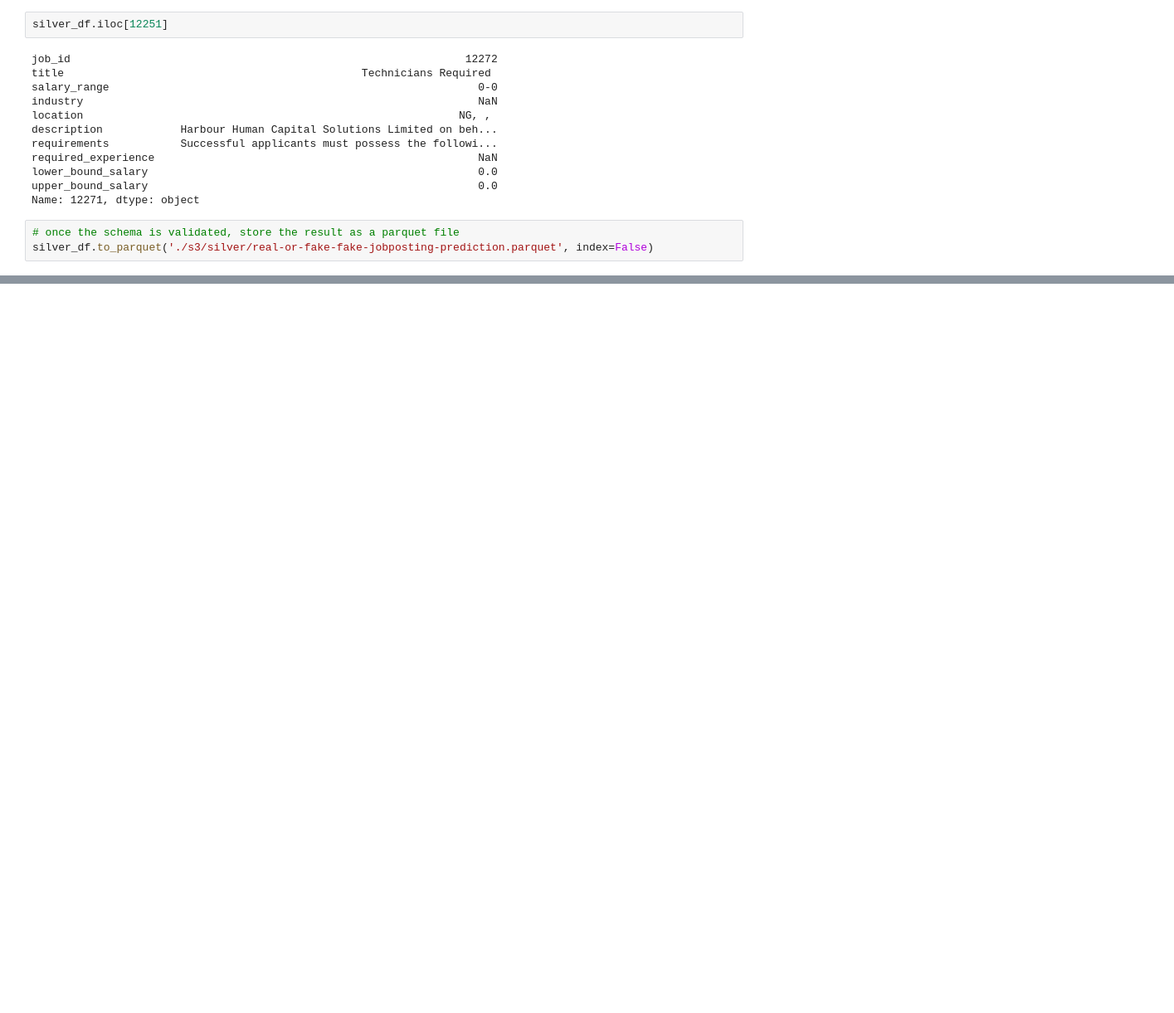
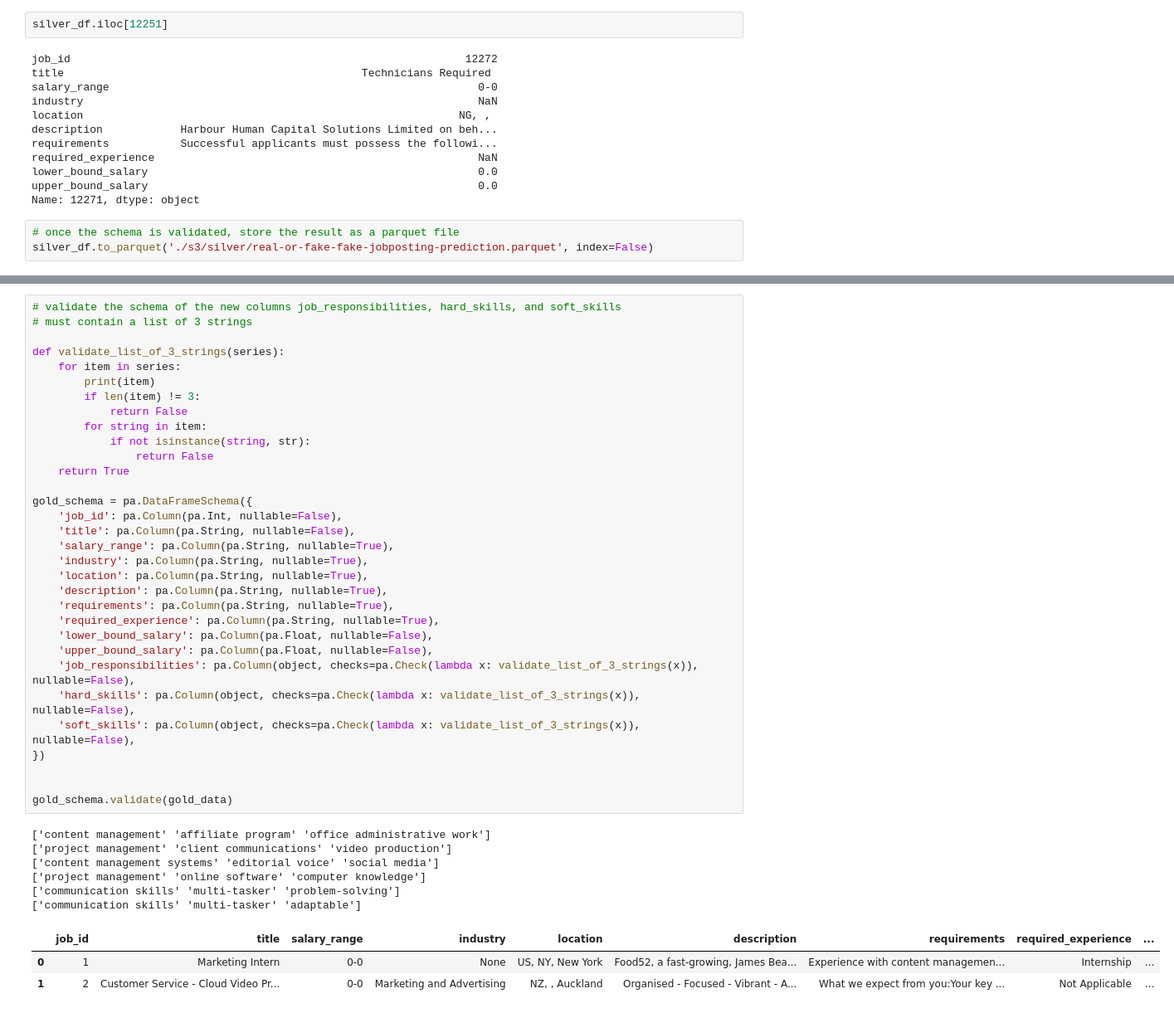
Before and after one commit to ricardogrande-masmovil/mde-cp-data-quality, a Jupyter notebook: playground.ipynb, the cells around one changed output, grey strips where cells are left out. Shown at 83% size. Drawn from its saved outputs; the diff is of its cells as text; blank space fills up the shorter version.

```diff
--- a/playground.ipynb
+++ b/playground.ipynb
@@ -137,0 +151,42 @@ silver_df.to_parquet('./s3/silver/real-or-fake-fake-jobposting-prediction.parque
+# %%
+# validate the schema of the new columns job_responsibilities, hard_skills, and soft_skills
+# must contain a list of 3 strings
+
+def validate_list_of_3_strings(series):
+    for item in series:
+        print(item)
+        if len(item) != 3:
+            return False
+        for string in item:
+            if not isinstance(string, str):
+                return False
+    return True
+
+gold_schema = pa.DataFrameSchema({
+    'job_id': pa.Column(pa.Int, nullable=False),
+    'title': pa.Column(pa.String, nullable=False),
+    'salary_range': pa.Column(pa.String, nullable=True),
+    'industry': pa.Column(pa.String, nullable=True),
+    'location': pa.Column(pa.String, nullable=True),
+    'description': pa.Column(pa.String, nullable=True),
+    'requirements': pa.Column(pa.String, nullable=True),
+    'required_experience': pa.Column(pa.String, nullable=True),
+    'lower_bound_salary': pa.Column(pa.Float, nullable=False),
+    'upper_bound_salary': pa.Column(pa.Float, nullable=False),
+    'job_responsibilities': pa.Column(object, checks=pa.Check(lambda x: validate_list_of_3_strings(x)), nullable=False),
+    'hard_skills': pa.Column(object, checks=pa.Check(lambda x: validate_list_of_3_strings(x)), nullable=False),
+    'soft_skills': pa.Column(object, checks=pa.Check(lambda x: validate_list_of_3_strings(x)), nullable=False),
+})
+
+
+gold_schema.validate(gold_data)
+# %% [output]
+['content management' 'affiliate program' 'office administrative work']
+['project management' 'client communications' 'video production']
+['content management systems' 'editorial voice' 'social media']
+['project management' 'online software' 'computer knowledge']
+['communication skills' 'multi-tasker' 'problem-solving']
+['communication skills' 'multi-tasker' 'adaptable']
+|  | job_id | title | salary_range | industry | location | description | requirements | required_experience | ... |
+| 0 | 1 | Marketing Intern | 0-0 | None | US, NY, New York | Food52, a fast-growing, James Bea... | Experience with content managemen... | Internship | ... |
+| 1 | 2 | Customer Service - Cloud Video Pr... | 0-0 | Marketing and Advertising | NZ, , Auckland | Organised - Focused - Vibrant - A... | What we expect from you:Your key ... | Not Applicable | ... |
```
Also changed, not shown: parts of 3 cells of this notebook, 5 other files.
